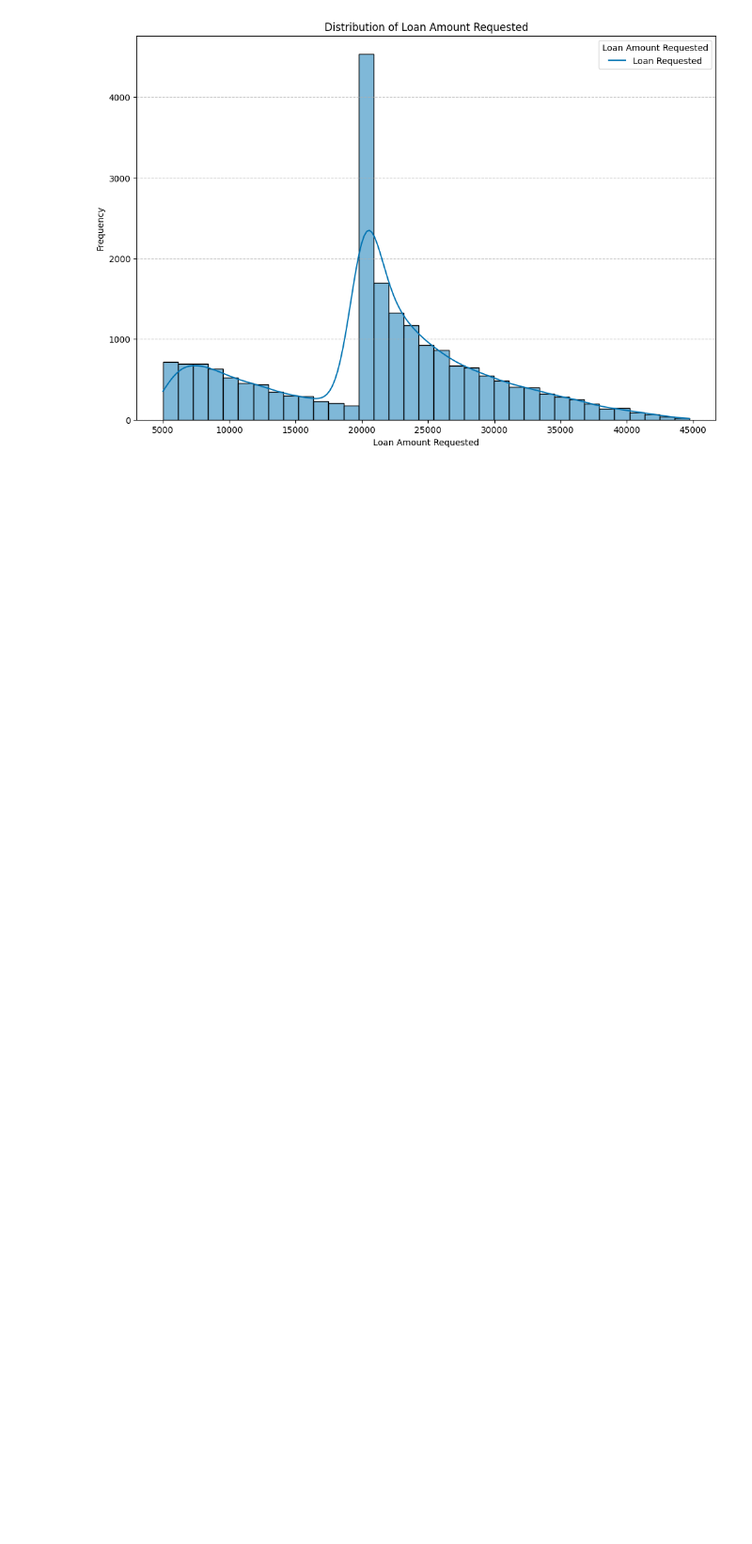
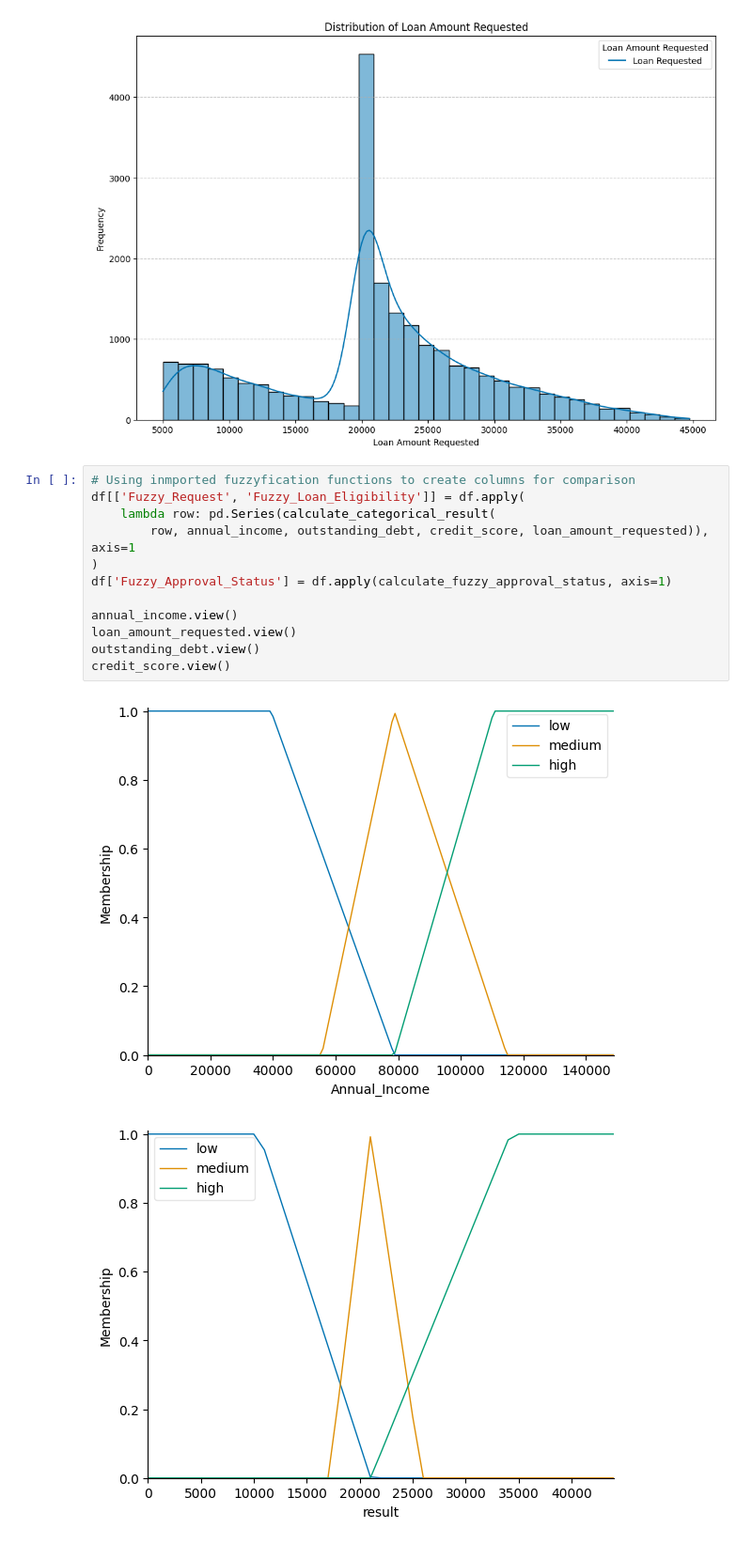
Before and after one commit to Harithelamin/ACIT4620-24H-G6, a Jupyter notebook: main.ipynb, the cells around one changed output. Shown at 94% size. Saved outputs shown, nothing was run; the diff lists cells and outputs as text; blank space fills up the shorter version.

```diff
--- a/main.ipynb
+++ b/main.ipynb
@@ -155,3 +153,18 @@ Passing `palette` without assigning `hue` is deprecated and will be removed in v
 [figure]
 [figure]
 [figure]
+# %%
+# Using inmported fuzzyfication functions to create columns for comparison
+df[['Fuzzy_Request', 'Fuzzy_Loan_Eligibility']] = df.apply(
+    lambda row: pd.Series(calculate_categorical_result(
+        row, annual_income, outstanding_debt, credit_score, loan_amount_requested)), axis=1
+)
+df['Fuzzy_Approval_Status'] = df.apply(calculate_fuzzy_approval_status, axis=1)
+
+annual_income.view()
+loan_amount_requested.view()
+outstanding_debt.view()
+credit_score.view()
+# %% [output]
+[figure, added]
+[figure, added]
```
Also changed, not shown: parts of 4 cells of this notebook, 10 other files.
